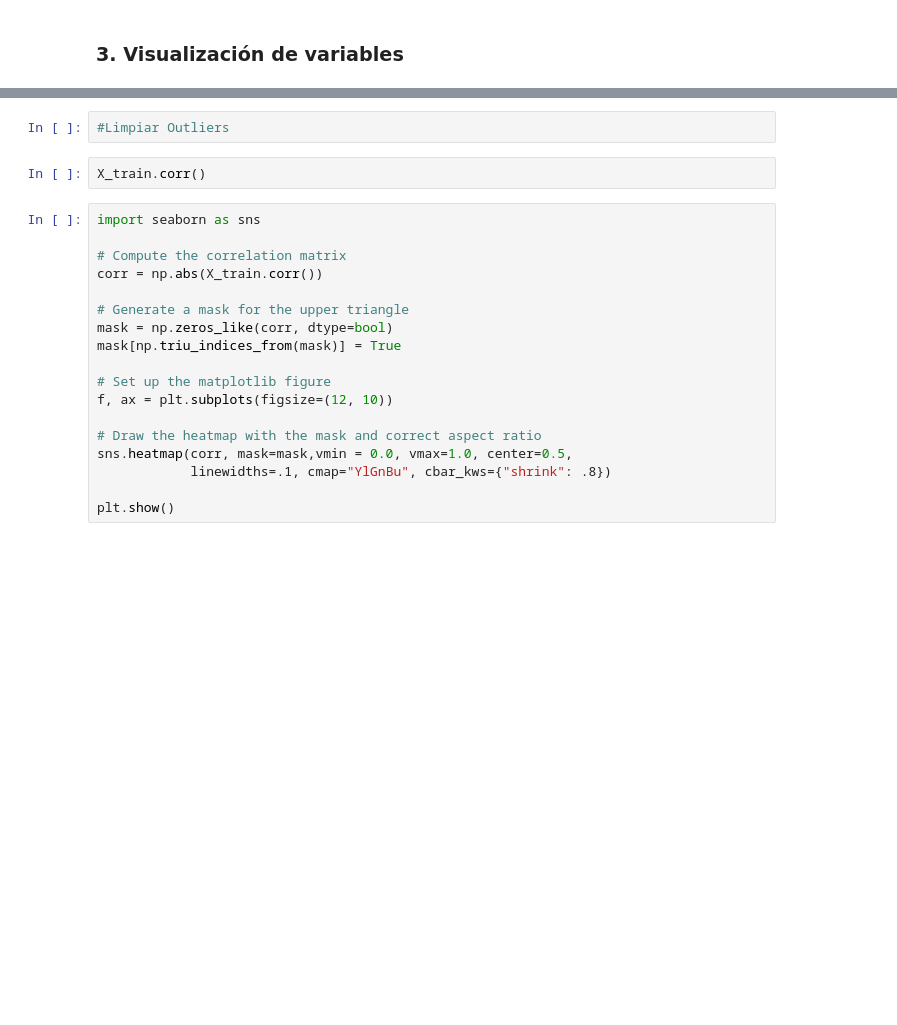
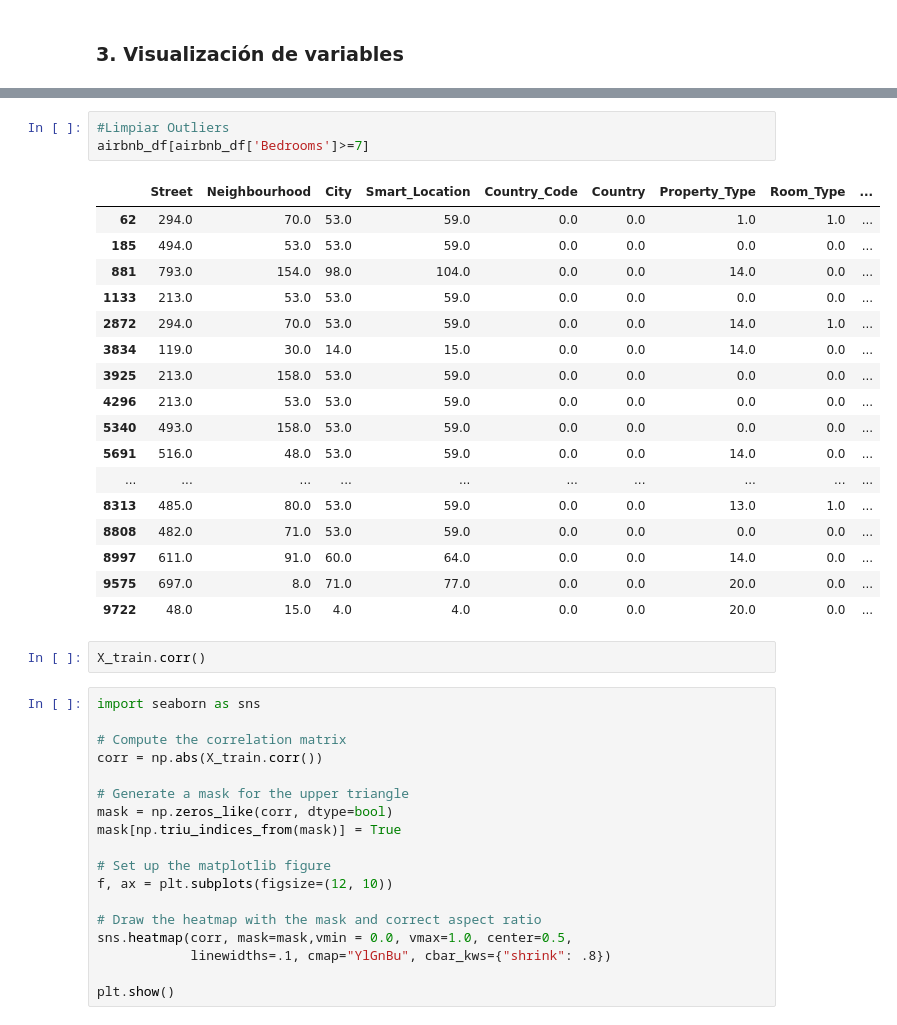
Before and after one commit to gustavo-arana/KeepCoding-IA-ML, a Jupyter notebook: practica_ml.ipynb, the cells around one changed output, grey strips where cells are left out. Saved outputs shown, nothing was run; the diff lists cells and outputs as text; blank space fills up the shorter version.

```diff
--- a/practica_ml.ipynb
+++ b/practica_ml.ipynb
@@ -297,5 +337,24 @@ plt.show()
 # %%
 #Limpiar Outliers
+airbnb_df[airbnb_df['Bedrooms']>=7]
+# %% [output]
+|  | Street | Neighbourhood | City | Smart_Location | Country_Code | Country | Property_Type | Room_Type | ... |
+| 62 | 294.0 | 70.0 | 53.0 | 59.0 | 0.0 | 0.0 | 1.0 | 1.0 | ... |
+| 185 | 494.0 | 53.0 | 53.0 | 59.0 | 0.0 | 0.0 | 0.0 | 0.0 | ... |
+| 881 | 793.0 | 154.0 | 98.0 | 104.0 | 0.0 | 0.0 | 14.0 | 0.0 | ... |
+| 1133 | 213.0 | 53.0 | 53.0 | 59.0 | 0.0 | 0.0 | 0.0 | 0.0 | ... |
+| 2872 | 294.0 | 70.0 | 53.0 | 59.0 | 0.0 | 0.0 | 14.0 | 1.0 | ... |
+| 3834 | 119.0 | 30.0 | 14.0 | 15.0 | 0.0 | 0.0 | 14.0 | 0.0 | ... |
+| 3925 | 213.0 | 158.0 | 53.0 | 59.0 | 0.0 | 0.0 | 0.0 | 0.0 | ... |
+| 4296 | 213.0 | 53.0 | 53.0 | 59.0 | 0.0 | 0.0 | 0.0 | 0.0 | ... |
+| 5340 | 493.0 | 158.0 | 53.0 | 59.0 | 0.0 | 0.0 | 0.0 | 0.0 | ... |
+| 5691 | 516.0 | 48.0 | 53.0 | 59.0 | 0.0 | 0.0 | 14.0 | 0.0 | ... |
+| ... | ... | ... | ... | ... | ... | ... | ... | ... | ... |
+| 8313 | 485.0 | 80.0 | 53.0 | 59.0 | 0.0 | 0.0 | 13.0 | 1.0 | ... |
+| 8808 | 482.0 | 71.0 | 53.0 | 59.0 | 0.0 | 0.0 | 0.0 | 0.0 | ... |
+| 8997 | 611.0 | 91.0 | 60.0 | 64.0 | 0.0 | 0.0 | 14.0 | 0.0 | ... |
+| 9575 | 697.0 | 8.0 | 71.0 | 77.0 | 0.0 | 0.0 | 20.0 | 0.0 | ... |
+| 9722 | 48.0 | 15.0 | 4.0 | 4.0 | 0.0 | 0.0 | 20.0 | 0.0 | ... |
 # %%
 X_train.corr()
 # %%
```
Also changed, not shown: parts of 7 cells of this notebook.
